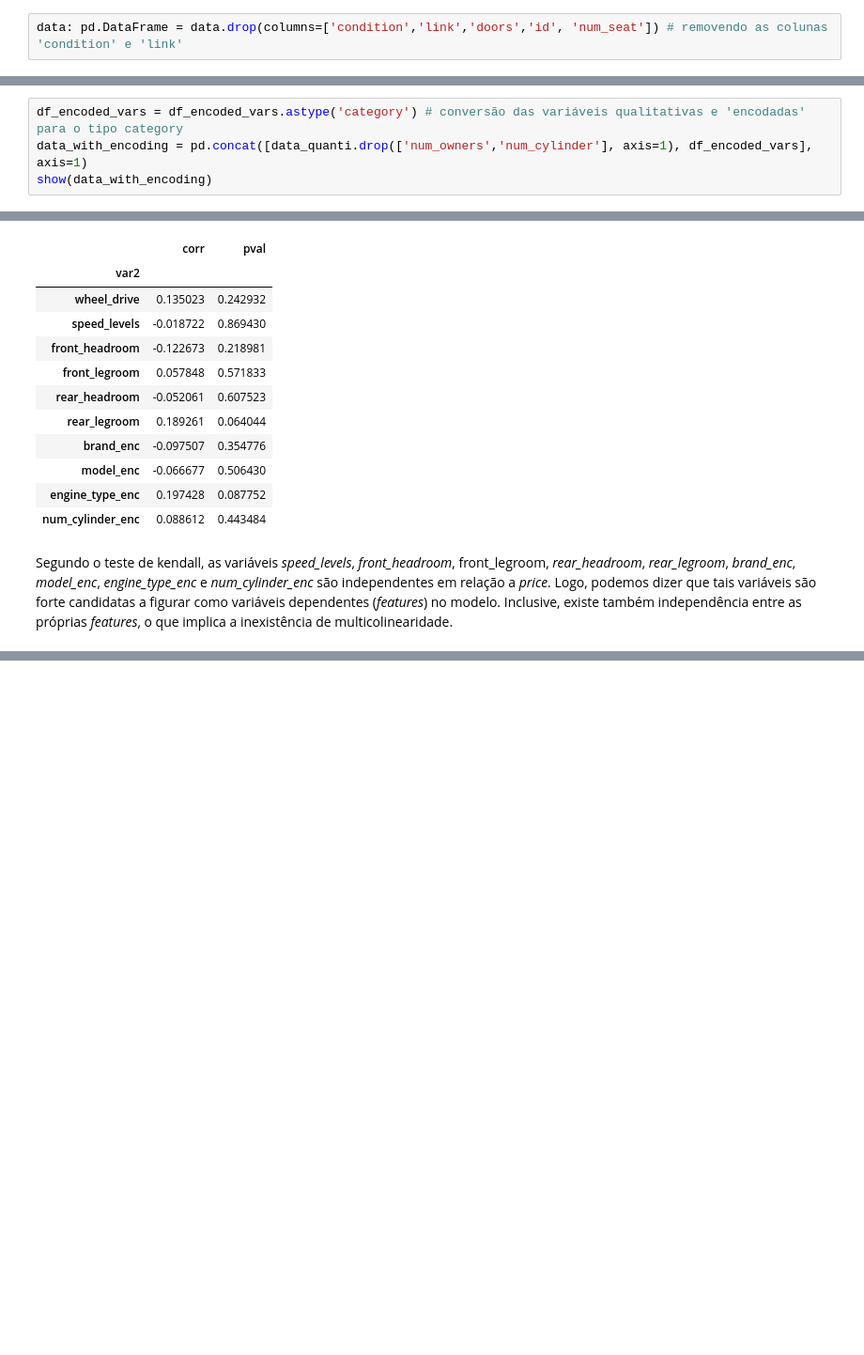
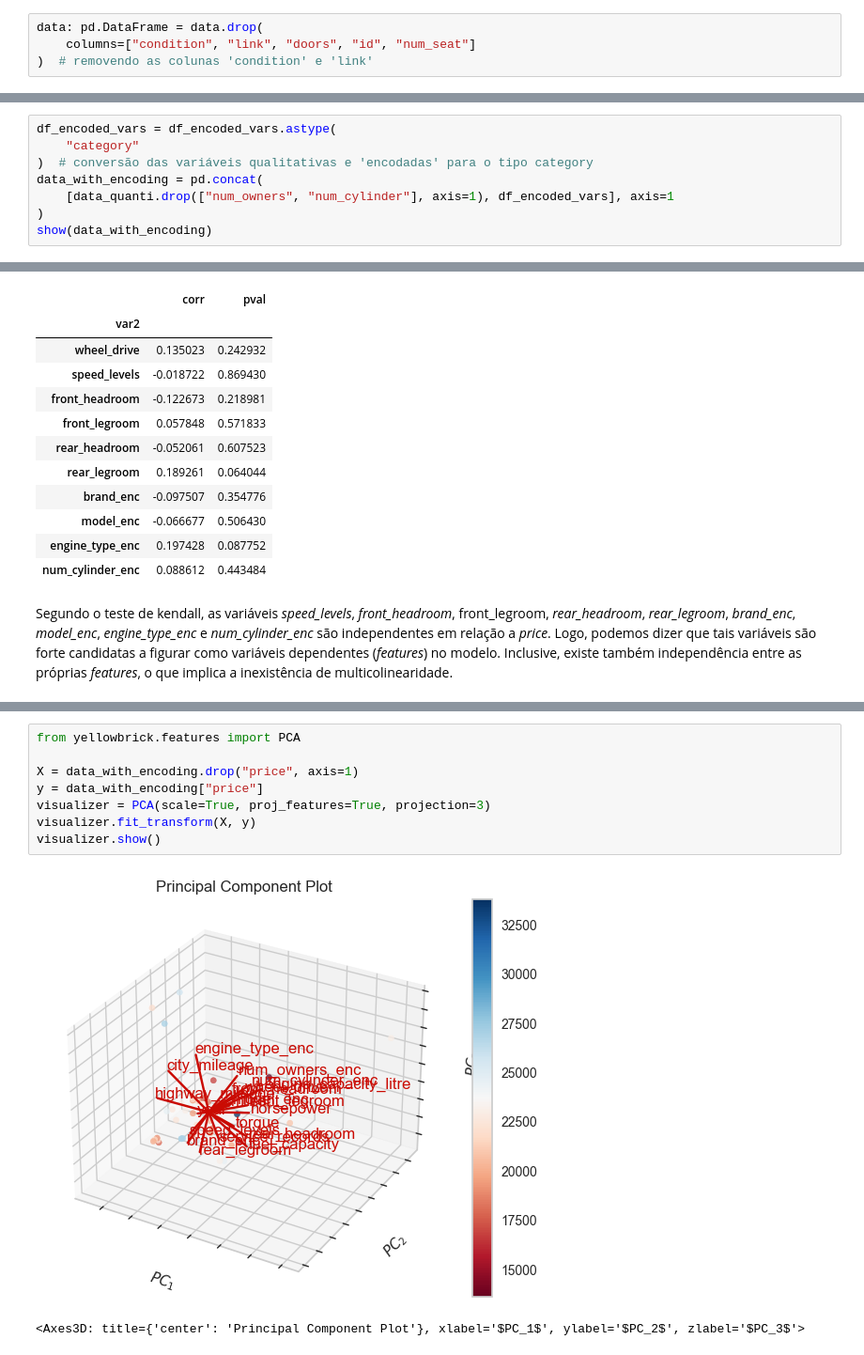
Before and after one commit to carlosvneves/post_tech_fase02_desafio_aula05, a Jupyter notebook: src/desafio_fase02_aula05/explore.ipynb, the cells around one changed output, grey strips where cells are left out. Shown at 94% size. Saved outputs shown, nothing was run; the diff lists cells and outputs as text; blank space fills up the shorter version.

```diff
--- a/src/desafio_fase02_aula05/explore.ipynb
+++ b/src/desafio_fase02_aula05/explore.ipynb
@@ -165,7 +167,9 @@ data.describe().T
 
 - A coluna __id__ ser somente como número identificador de cada carro, logo a coluna pode ser eliminada.
 # %%
-data: pd.DataFrame = data.drop(columns=['condition','link','doors','id', 'num_seat']) # removendo as colunas 'condition' e 'link'
+data: pd.DataFrame = data.drop(
+    columns=["condition", "link", "doors", "id", "num_seat"]
+)  # removendo as colunas 'condition' e 'link'
 # %% [markdown]
 ## Análise das variáveis qualitativas
 # %%
@@ -612,8 +672,12 @@ Agora podemos novamente realizar a análise de correlação entre as variáveis
 # %% [markdown]
 ## Dados após o encoding
 # %%
-df_encoded_vars = df_encoded_vars.astype('category') # conversão das variáveis qualitativas e 'encodadas' para o tipo category
-data_with_encoding = pd.concat([data_quanti.drop(['num_owners','num_cylinder'], axis=1), df_encoded_vars], axis=1)
+df_encoded_vars = df_encoded_vars.astype(
+    "category"
+)  # conversão das variáveis qualitativas e 'encodadas' para o tipo category
+data_with_encoding = pd.concat(
+    [data_quanti.drop(["num_owners", "num_cylinder"], axis=1), df_encoded_vars], axis=1
+)
 show(data_with_encoding)
 # %% [output]
 | year | miles | city_mileage | highway_mileage | horsepower | torque | engine_capacity_litre | fuel_capacity | ... |
@@ -801,0 +992,11 @@ list_indep_var_price = df_kendall_indep.loc['price'].reset_index()['var2'].to_li
+# %%
+from yellowbrick.features import PCA
+
+X = data_with_encoding.drop("price", axis=1)
+y = data_with_encoding["price"]
+visualizer = PCA(scale=True, proj_features=True, projection=3)
+visualizer.fit_transform(X, y)
+visualizer.show()
+# %% [output]
+[figure, added]
+<Axes3D: title={'center': 'Principal Component Plot'}, xlabel='$PC_1$', ylabel='$PC_2$', zlabel='$PC_3$'>
```
Also changed, not shown: parts of 44 cells of this notebook, 1 other file.
